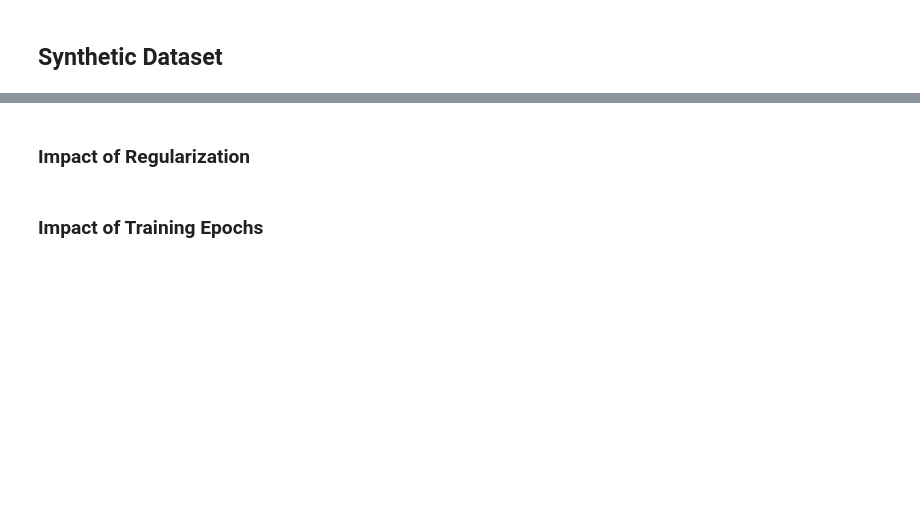
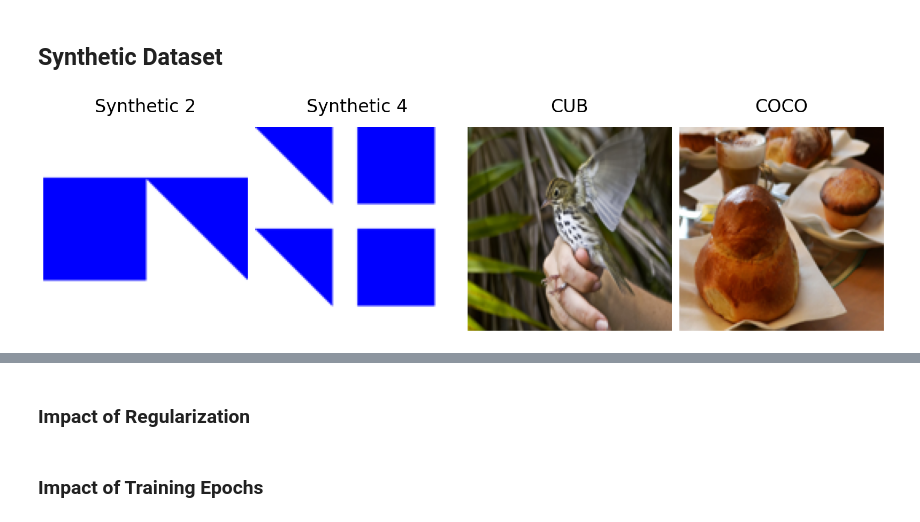
Before and after one commit to naveenr414/Spurious-Concepts, a Jupyter notebook: scripts/notebooks/Plotting.ipynb, the cells around one changed output, grey strips where cells are left out. Saved outputs shown, nothing was run; the diff lists cells and outputs as text; code cells hidden in the pictures; blank space fills up the shorter version.

Commit message:
Fixed some plots

```diff
--- a/scripts/notebooks/Plotting.ipynb
+++ b/scripts/notebooks/Plotting.ipynb
@@ -24,34 +24,36 @@ for i, num_objects in enumerate(num_objects_list):
 
     file_loc = "../../results/synthetic/objects={}_noisy=False_wd=0.0004_model=small3_optimizer=sgd_seed=42/{}.png".format(num_objects,img_num)
     img = Image.open(file_loc)
 
     # Determine the subplot position
     col = i
     img = img.resize((128,128))
 
     # Display the image in the appropriate subplot
     axs[col].imshow(img)
     axs[col].set_title('Synthetic {}'.format(num_objects),fontsize=24,pad=20)
     axs[col].axis('off')
 
-file_locs = ["../../../../datasets/CUB/images/099.Ovenbird/Ovenbird_0137_92639.jpg","../../../../datasets/coco/images/train/COCO_train2014_000000124835.jpg"]
+file_locs = ["../../datasets/CUB/images/099.Ovenbird/Ovenbird_0137_92639.jpg","../../datasets/coco/images/train/COCO_train2014_000000124835.jpg"]
 names = ["CUB","COCO"]
 for i in range(len(file_locs)):
     col = i+2
     img = Image.open(file_locs[i])
     img = img.resize((128,128))
     # Display the image in the appropriate subplot
     axs[col].imshow(img)
     axs[col].set_title(names[i],fontsize=24,pad=20)
     axs[col].axis('off')
 
 # Adjust layout
 plt.tight_layout()
 
 plt.savefig("../../results/figures/example_dataset.pdf",dpi=300, bbox_inches='tight')
 
 # Show the grid of images
 plt.show()
+# %% [output]
+[figure, added]
 # %%
 
 for num_objects in [1,2,4,8]:
```
Also changed, not shown: parts of 1 cell of this notebook, 5 other files.
